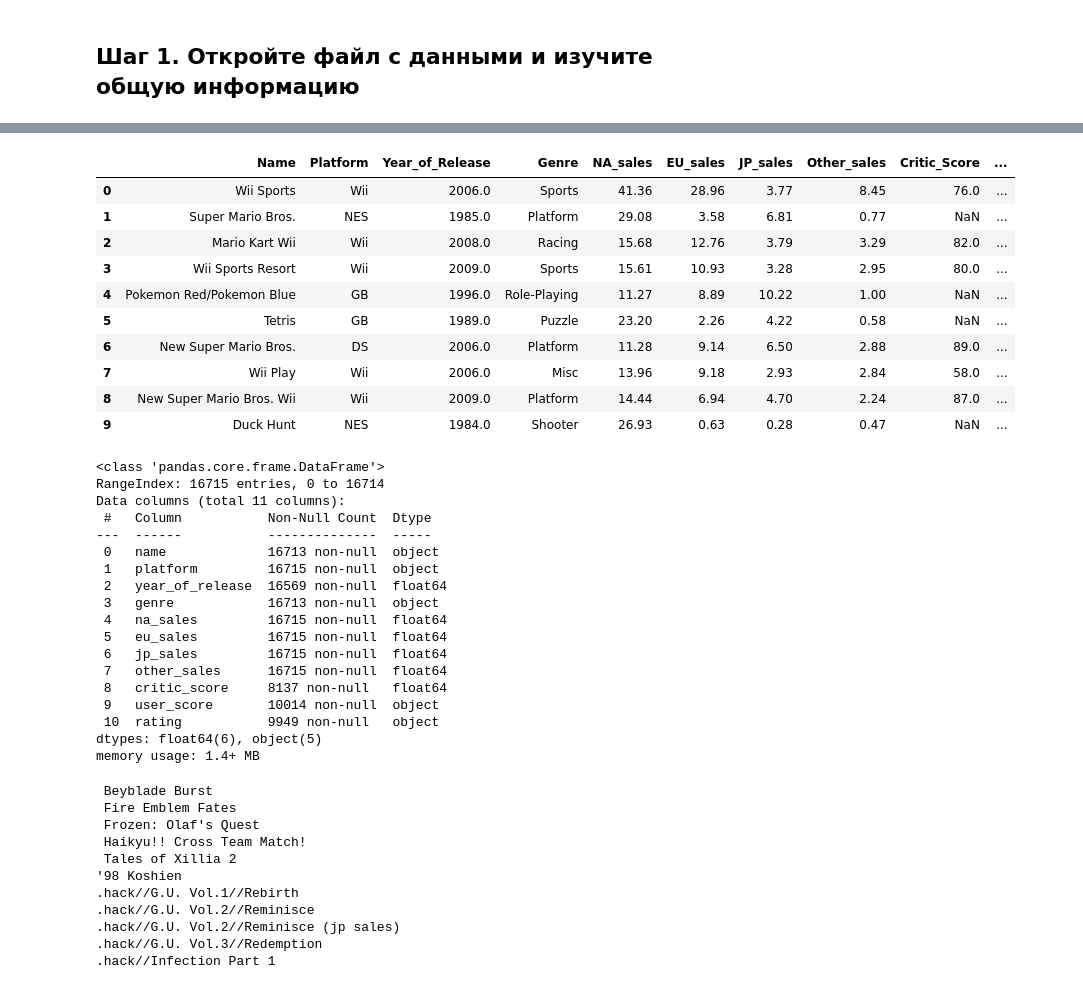
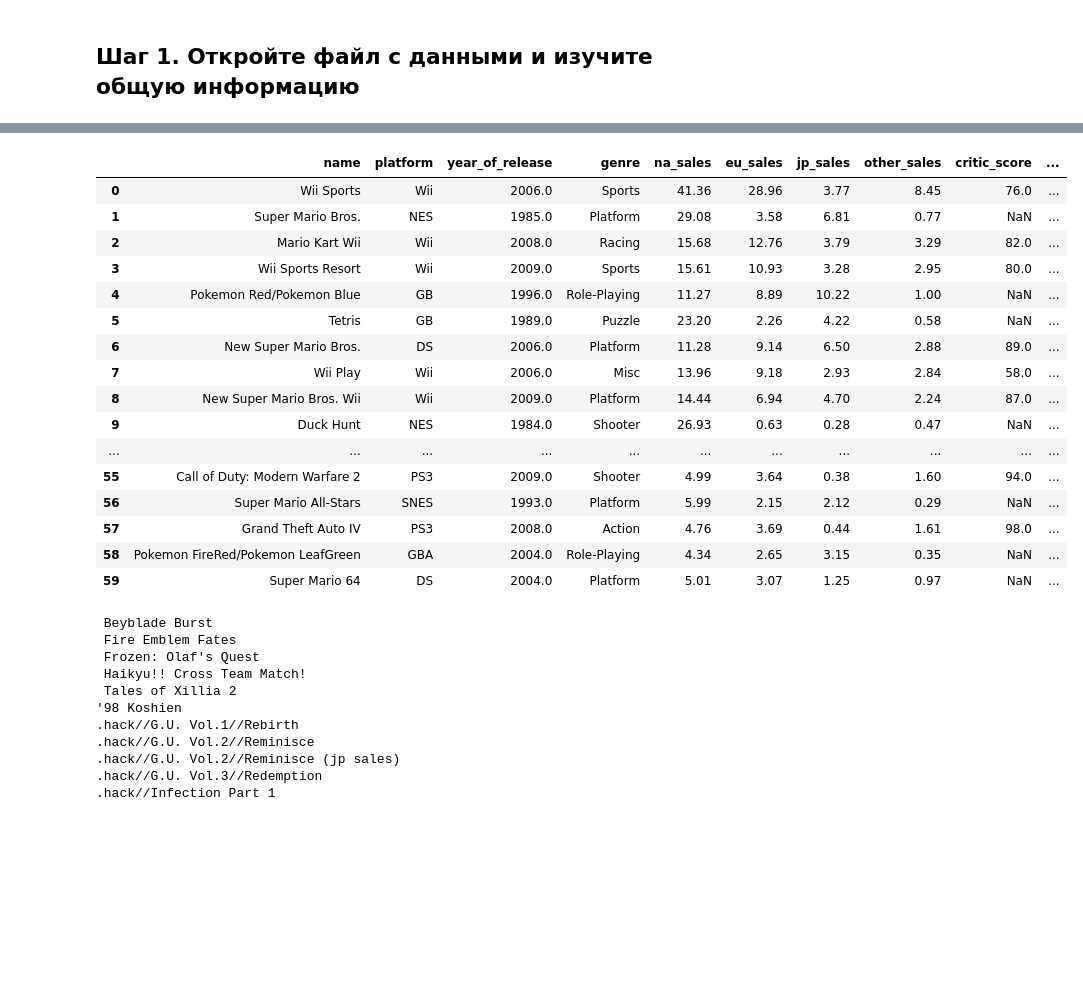
Before and after one commit to karimovdo/python3, a Jupyter notebook: project3.ipynb, the cells around one changed output, grey strips where cells are left out. Saved outputs shown, nothing was run; the diff lists cells and outputs as text; code cells hidden in the pictures; blank space fills up the shorter version.

```diff
--- a/project3.ipynb
+++ b/project3.ipynb
@@ -25,8 +35,8 @@ except:
 # %%
 #посмотрим на данные
-data.head(10)
+data.head(60)
 # %% [output]
-|  | Name | Platform | Year_of_Release | Genre | NA_sales | EU_sales | JP_sales | Other_sales | Critic_Score | ... |
+|  | name | platform | year_of_release | genre | na_sales | eu_sales | jp_sales | other_sales | critic_score | ... |
 | 0 | Wii Sports | Wii | 2006.0 | Sports | 41.36 | 28.96 | 3.77 | 8.45 | 76.0 | ... |
 | 1 | Super Mario Bros. | NES | 1985.0 | Platform | 29.08 | 3.58 | 6.81 | 0.77 | NaN | ... |
 | 2 | Mario Kart Wii | Wii | 2008.0 | Racing | 15.68 | 12.76 | 3.79 | 3.29 | 82.0 | ... |
@@ -37,6 +47,12 @@ data.head(10)
 | 7 | Wii Play | Wii | 2006.0 | Misc | 13.96 | 9.18 | 2.93 | 2.84 | 58.0 | ... |
 | 8 | New Super Mario Bros. Wii | Wii | 2009.0 | Platform | 14.44 | 6.94 | 4.70 | 2.24 | 87.0 | ... |
 | 9 | Duck Hunt | NES | 1984.0 | Shooter | 26.93 | 0.63 | 0.28 | 0.47 | NaN | ... |
+| ... | ... | ... | ... | ... | ... | ... | ... | ... | ... | ... |
+| 55 | Call of Duty: Modern Warfare 2 | PS3 | 2009.0 | Shooter | 4.99 | 3.64 | 0.38 | 1.60 | 94.0 | ... |
+| 56 | Super Mario All-Stars | SNES | 1993.0 | Platform | 5.99 | 2.15 | 2.12 | 0.29 | NaN | ... |
+| 57 | Grand Theft Auto IV | PS3 | 2008.0 | Action | 4.76 | 3.69 | 0.44 | 1.61 | 98.0 | ... |
+| 58 | Pokemon FireRed/Pokemon LeafGreen | GBA | 2004.0 | Role-Playing | 4.34 | 2.65 | 3.15 | 0.35 | NaN | ... |
+| 59 | Super Mario 64 | DS | 2004.0 | Platform | 5.01 | 3.07 | 1.25 | 0.97 | NaN | ... |
 # %%
 #переименуем столбцы
 data.rename(columns = {'Name' : 'name', 'Platform' : 'platform', 'Year_of_Release' : 'year_of_release',
@@ -44,28 +60,6 @@ data.rename(columns = {'Name' : 'name', 'Platform' : 'platform', 'Year_of_Releas
                      'JP_sales' : 'jp_sales', 'Other_sales' : 'other_sales', 'Critic_Score' : 'critic_score',
                      'Rating' : 'rating', 'User_Score' : 'user_score'
                     }, inplace = True)
-# %%
-#посмотрим что за переменные
-data.info()
-# %% [output]
-<class 'pandas.core.frame.DataFrame'>
-RangeIndex: 16715 entries, 0 to 16714
-Data columns (total 11 columns):
- #   Column           Non-Null Count  Dtype
----  ------           --------------  -----
- 0   name             16713 non-null  object
- 1   platform         16715 non-null  object
- 2   year_of_release  16569 non-null  float64
- 3   genre            16713 non-null  object
- 4   na_sales         16715 non-null  float64
- 5   eu_sales         16715 non-null  float64
- 6   jp_sales         16715 non-null  float64
- 7   other_sales      16715 non-null  float64
- 8   critic_score     8137 non-null   float64
- 9   user_score       10014 non-null  object
- 10  rating           9949 non-null   object
-dtypes: float64(6), object(5)
-memory usage: 1.4+ MB
 # %%
 #немного есть ошибки в именнах, поправили. регистр менять нет смысла
 unique_name = data.sort_values('name')['name'].unique()
```
Also changed, not shown: parts of 17 cells of this notebook.
